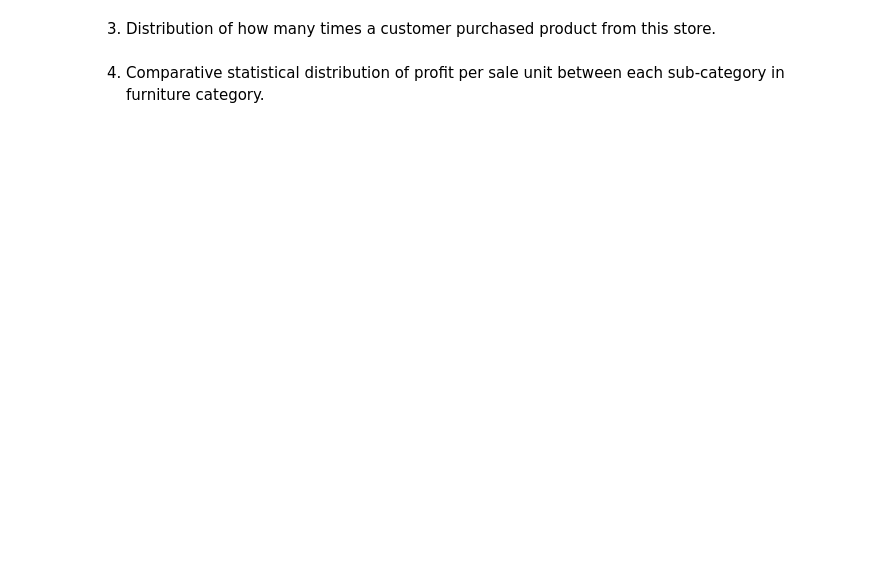
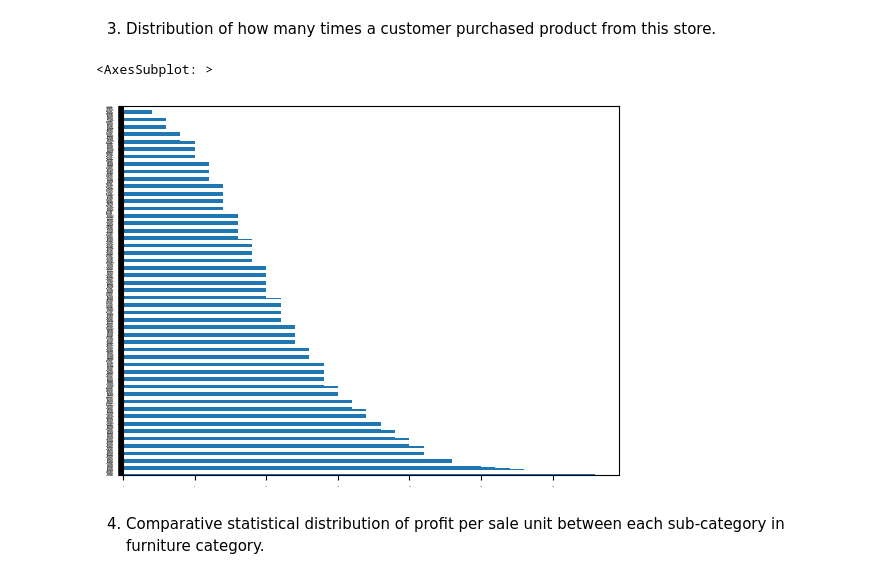
Before and after one commit to Qandle/CPE232, a Jupyter notebook: lab/Lab2_Numpy_Pandas_Matplotlib.ipynb, the cells around one changed output. Drawn from its saved outputs; the diff is of its cells as text; code cells hidden in the pictures; blank space fills up the shorter version.

```diff
--- a/lab/Lab2_Numpy_Pandas_Matplotlib.ipynb
+++ b/lab/Lab2_Numpy_Pandas_Matplotlib.ipynb
@@ -210,5 +361,13 @@ products.
 # %% [markdown]
 3. Distribution of how many times a customer purchased product from this store.
+# %%
+df_order = pd.DataFrame(data_order.copy())
+df_count_cust = df_order['Customer ID'].value_counts().reindex()
+df_count_cust
+df_count_cust.plot.barh(fontsize=1, rot=0)
+# %% [output]
+<AxesSubplot: >
+[figure, added]
 # %% [markdown]
 4. Comparative statistical distribution of profit per sale unit between each sub-category in
 furniture category.
```
Also changed, not shown: parts of 14 cells of this notebook.
